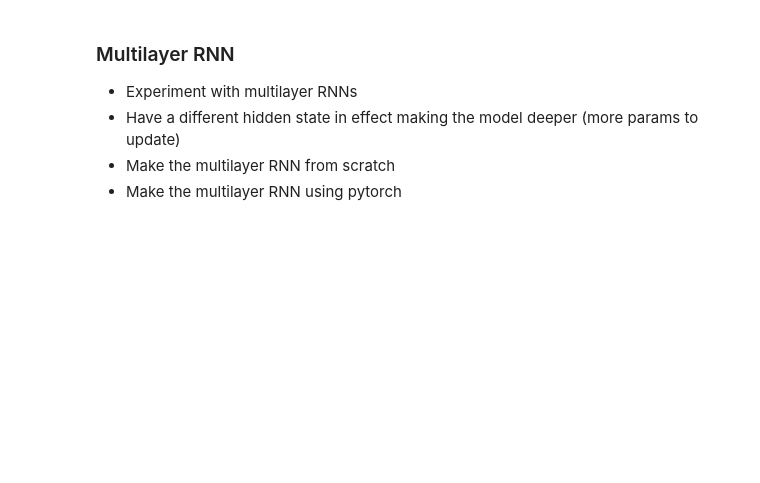
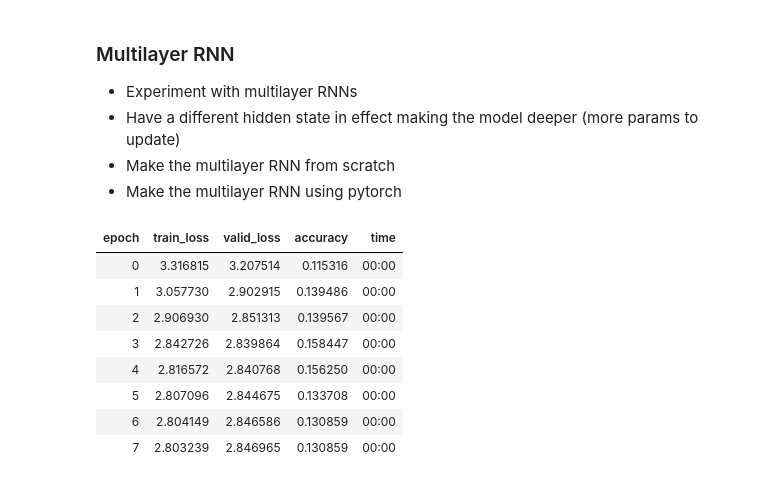
Before and after one commit to Nick-palmar/fast_book, a Jupyter notebook: 12_nlp_deep_dive_redo.ipynb, the cells around one changed output. Saved outputs shown, nothing was run; the diff lists cells and outputs as text; code cells hidden in the pictures; blank space fills up the shorter version.

```diff
--- a/12_nlp_deep_dive_redo.ipynb
+++ b/12_nlp_deep_dive_redo.ipynb
@@ -182,29 +186,42 @@ learn.fit_one_cycle(20, 0.0005)
 class LMModel2(Module):
 
   def __init__(self, vocab_sz, n_hidden, n_layers):
+    self.n_layers = n_layers
+    self.n_hidden = n_hidden
+    self.relu = nn.ReLU()
+    # must create hidden state for each layer in the network
+    self.h = torch.zeros(n_layers, bs, n_hidden)
+
     self.i_h = nn.Embedding(vocab_sz, n_hidden)
-
     self.rnn_layers = []
     # create the middle rnn layers according to n_layers
     for i in range(n_layers):
       self.rnn_layers.append(nn.Linear(n_hidden, n_hidden))
     self.h_o = nn.Linear(n_hidden, vocab_sz)
-    self.relu = nn.ReLU()
-    self.h = 0
+
 
   def forward(self, x):
     outs = []
 
     # loop through the sequence of inputs
     for i in range(x.shape[1]):
-      self.h = self.h + self.i_h(x[:, i])
+      # update the hidden state for the first RNN layer
+      self.h.data[0] = self.h.data[0] + self.i_h(x[:, i])
 
       # loop through multilayers and apply them
-      for layer in self.rnn_layers:
-        self.h = self.relu(layer(self.h))
+      for i, h_layer in enumerate(self.rnn_layers):
+        if i == 0:
+          # already dealt with input to first layer above, apply hidden layer
+          self.h.data[i] = self.relu(h_layer(self.h.data[i]))
 
-      # at the end, go hidden to output
-      outs.append(self.h_o(self.h))
+        else:
+          # pass prev activations in
+          self.h.data[i] = self.h.data[i] + self.h.data[i-1]
+          # apply new RNN layer
+          self.h.data[i] = self.relu(h_layer(self.h.data[i]))
+
+      # at the end, go hidden to output on the last set of activations
+      outs.append(self.h_o(self.h[-1]))
 
     # detach the gradients
     self.h = self.h.detach()
@@ -213,4 +230,20 @@ class LMModel2(Module):
 
   def reset(self):
     # reset the hidden state on epoch or validation
-    self.h = 0
+    # self.h = torch.zeros(self.n_layers, bs, self.n_hidden)
+    self.h = torch.zeros_like(self.h)
+# %%
+learn = Learner(dls, LMModel2(len(vocab), 64, 2),
+                loss_func=CrossEntropyLossFlat(),
+                metrics=accuracy, cbs=ModelResetter)
+learn.fit_one_cycle(8, 3e-3)
+# %% [output]
+| epoch | train_loss | valid_loss | accuracy | time |
+| 0 | 3.316815 | 3.207514 | 0.115316 | 00:00 |
+| 1 | 3.057730 | 2.902915 | 0.139486 | 00:00 |
+| 2 | 2.906930 | 2.851313 | 0.139567 | 00:00 |
+| 3 | 2.842726 | 2.839864 | 0.158447 | 00:00 |
+| 4 | 2.816572 | 2.840768 | 0.156250 | 00:00 |
+| 5 | 2.807096 | 2.844675 | 0.133708 | 00:00 |
+| 6 | 2.804149 | 2.846586 | 0.130859 | 00:00 |
+| 7 | 2.803239 | 2.846965 | 0.130859 | 00:00 |
```
Also changed, not shown: parts of 12 cells of this notebook.
